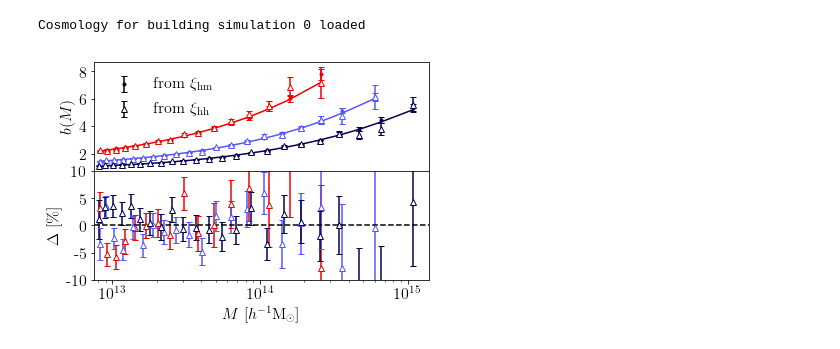
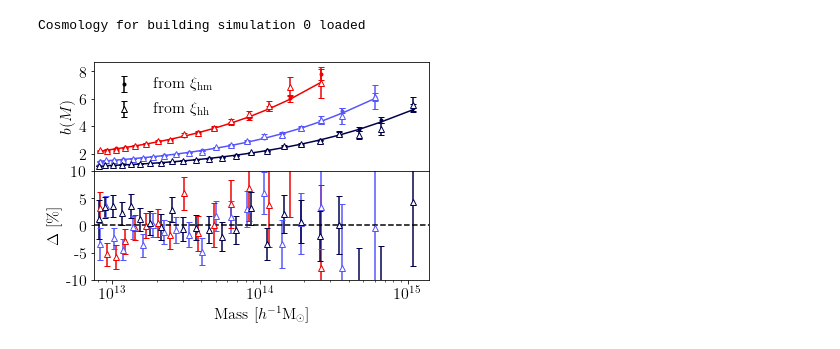
Before and after one commit to AemulusProject/bias_emulator, a Jupyter notebook: notebooks/Halo-halo bias figure for paper.ipynb, the cells around one changed output. Cells and saved outputs as stored; diff of their text form; code cells hidden in the pictures.

```diff
--- a/notebooks/Halo-halo bias figure for paper.ipynb
+++ b/notebooks/Halo-halo bias figure for paper.ipynb
@@ -105,36 +105,36 @@ plt.subplots_adjust(hspace=0.0)
 ax[0].set_xscale('log')
 ax[0].set_ylabel(r"$b(M)$")
 ax[1].set_ylabel(r"$\Delta\ [\%]$")
-ax[1].set_xlabel(r"$M\ [h^{-1}{\rm M_\odot}]$")
+ax[1].set_xlabel(r"${\rm Mass}\ [h^{-1}{\rm M_\odot}]$")
 ax[1].set_ylim(-10, 10)
 ax[0].set_yticks([2,4,6,8])
 ax[0].set_yticklabels([2,4,6,8])
 ax[1].set_yticks([-10, -5, 0, 5, 10])
 ax[1].set_yticklabels([-10, -5, 0, 5, 10])
 snaps = [2,6,9]
 MS = 6 #markersize
 for snap in snaps:
     _, _, M = get_halo_data(snap)
 
     bm = bin_ave_biases_in_snap(snap)
     ax[0].plot(M, bm, c=colors[snap], zorder=-1)
 
     b_data1, be_data1 = get_bias_data(snap, auto=False)
     ax[0].errorbar(M, b_data1, be_data1, c=colors[snap], ls='', marker='.', markersize=MS)
     #ax[1].errorbar(M, (b_data1-bm)/bm*100, be_data1/bm*100, c=colors[snap], ls='', marker='.', markersize=MS)
 
     b_data2, be_data2 = get_bias_data(snap, auto=True)
     ax[0].errorbar(M, b_data2, be_data2, c=colors[snap], ls='', marker='^', mfc='w', markersize=MS)
     #ax[1].errorbar(M, (b_data2-bm)/bm*100, be_dat2a/bm*100, c=colors[snap], ls='', marker='^', mfc="w", markersize=MS)
     err = np.sqrt((be_data2**2/b_data1**2) + be_data1**2*(b_data2**2/b_data1**4))*100
     ax[1].errorbar(M, (b_data2-b_data1)/b_data1*100, err, c=colors[snap], ls='', marker='^', mfc="w", markersize=MS)
 
 ax[0].errorbar([],[], [], c='k', ls='', marker='.', markersize=MS, label=r"from $\xi_{\rm hm}$")
 ax[0].errorbar([],[], [], c='k', ls='', marker='^', mfc='w', markersize=MS, label=r"from $\xi_{\rm hh}$")
 ax[0].legend(frameon=False)
 ax[1].axhline(0, c='k', ls='--')
 xlims = ax[0].get_xlim()
 _ = ax[0].set_xlim((7.5e12, xlims[1]))
-plt.savefig("hh_vs_hm_box0.pdf",)
+plt.savefig("hh_vs_hm_box0.pdf", bbox_inches="tight")
 # %% [output]
-[figure, old version]
+[figure, new version]
```
Also changed, not shown: 6 other files.
